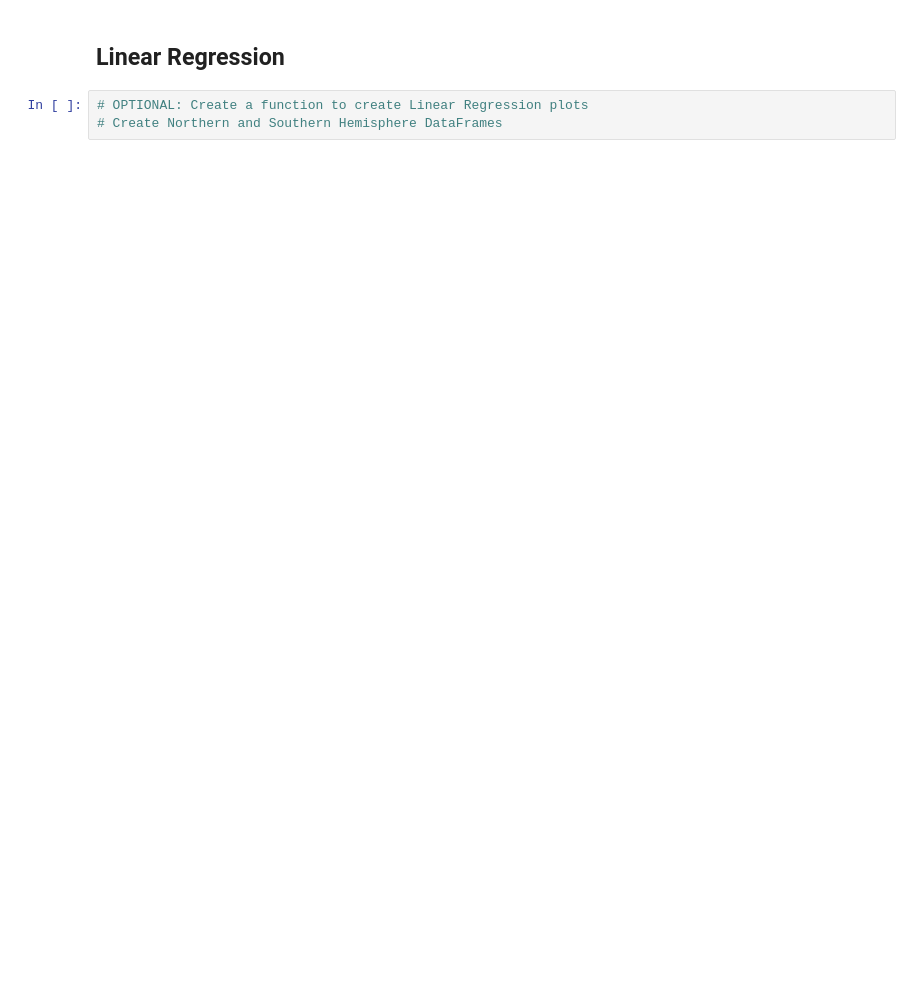
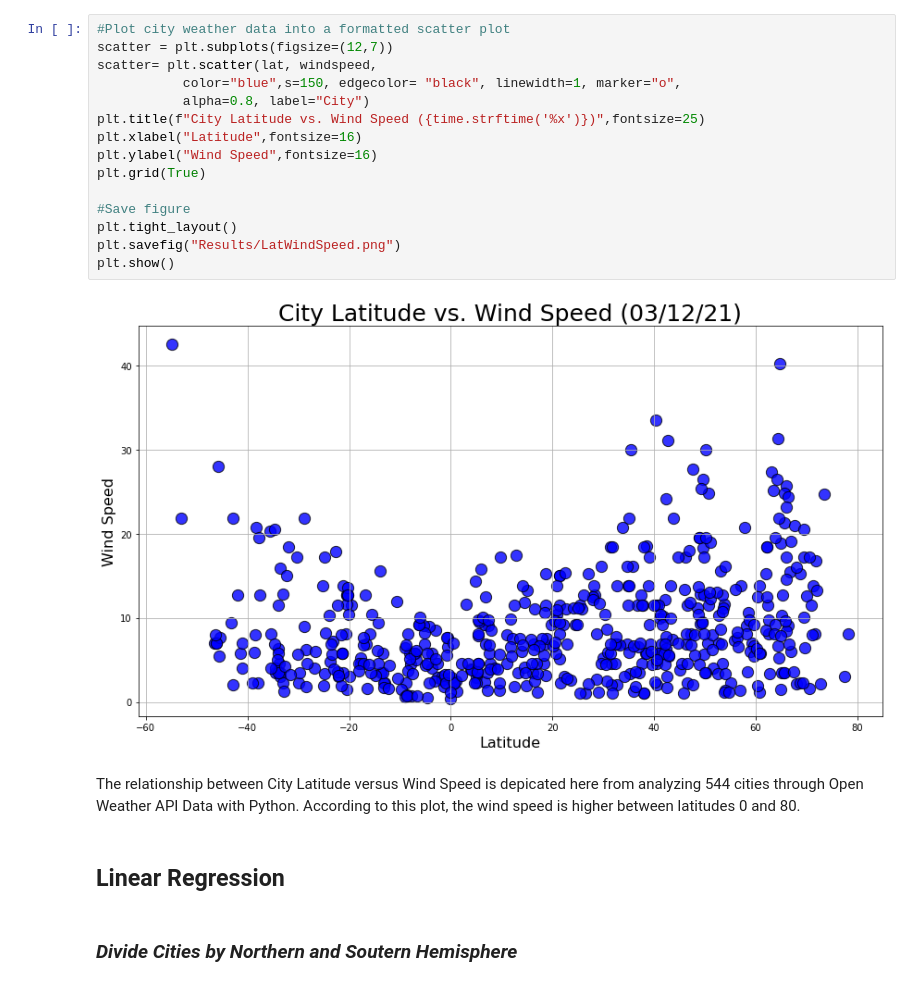
Before and after one commit to nataligracia/pythonapis_weather.vacation, a Jupyter notebook: WeatherPy/WeatherPy.ipynb, the cells around one changed output. Saved outputs shown, nothing was run; the diff lists cells and outputs as text; blank space fills up the shorter version.

```diff
--- a/WeatherPy/WeatherPy.ipynb
+++ b/WeatherPy/WeatherPy.ipynb
@@ -85,5 +275,23 @@ Skip this step if there are no cities that have humidity > 100%.
+# %%
+#Plot city weather data into a formatted scatter plot
+scatter = plt.subplots(figsize=(12,7))
+scatter= plt.scatter(lat, windspeed,
+           color="blue",s=150, edgecolor= "black", linewidth=1, marker="o",
+           alpha=0.8, label="City")
+plt.title(f"City Latitude vs. Wind Speed ({time.strftime('%x')})",fontsize=25)
+plt.xlabel("Latitude",fontsize=16)
+plt.ylabel("Wind Speed",fontsize=16)
+plt.grid(True)
+
+#Save figure
+plt.tight_layout()
+plt.savefig("Results/LatWindSpeed.png")
+plt.show()
+# %% [output]
+[figure, added]
+# %% [markdown]
+The relationship between City Latitude versus Wind Speed is depicated here from analyzing 544 cities through Open Weather API Data with Python. According to this plot, the wind speed is higher between latitudes 0 and 80.
 # %% [markdown]
 ## Linear Regression
-# %%
-# OPTIONAL: Create a function to create Linear Regression plots
-# Create Northern and Southern Hemisphere DataFrames
+# %% [markdown]
+### _Divide Cities by Northern and Soutern Hemisphere_
```
Also changed, not shown: parts of 64 cells of this notebook, 14 other files.
